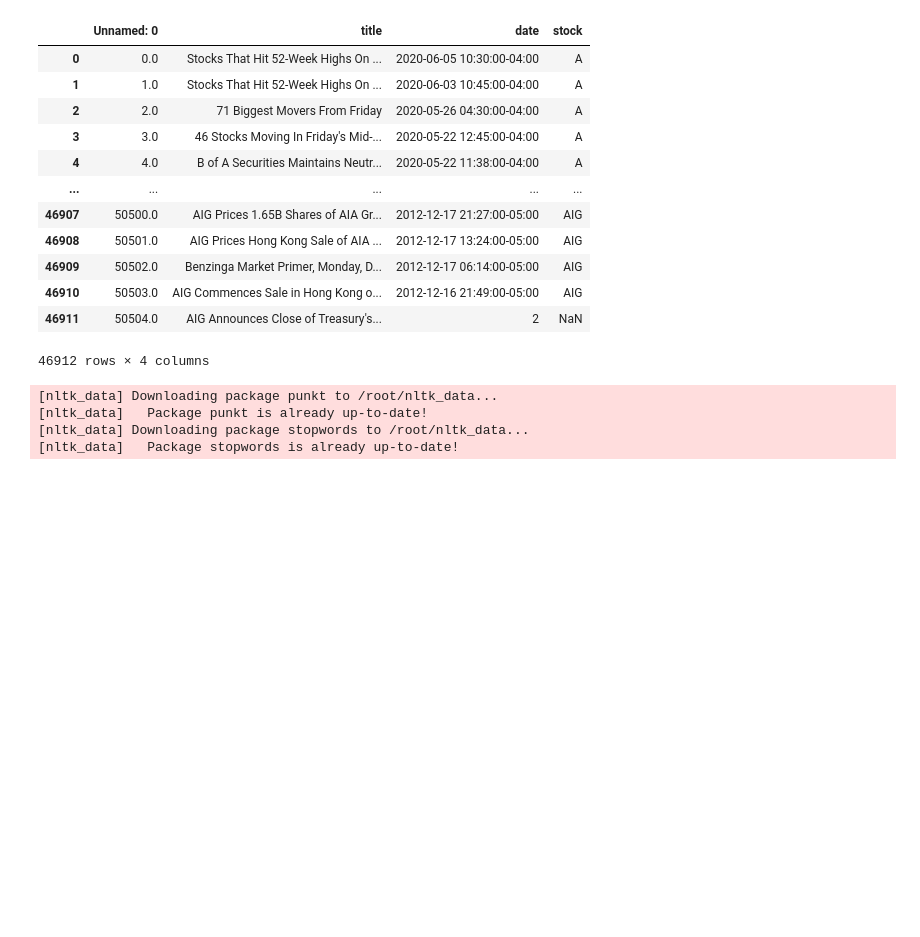
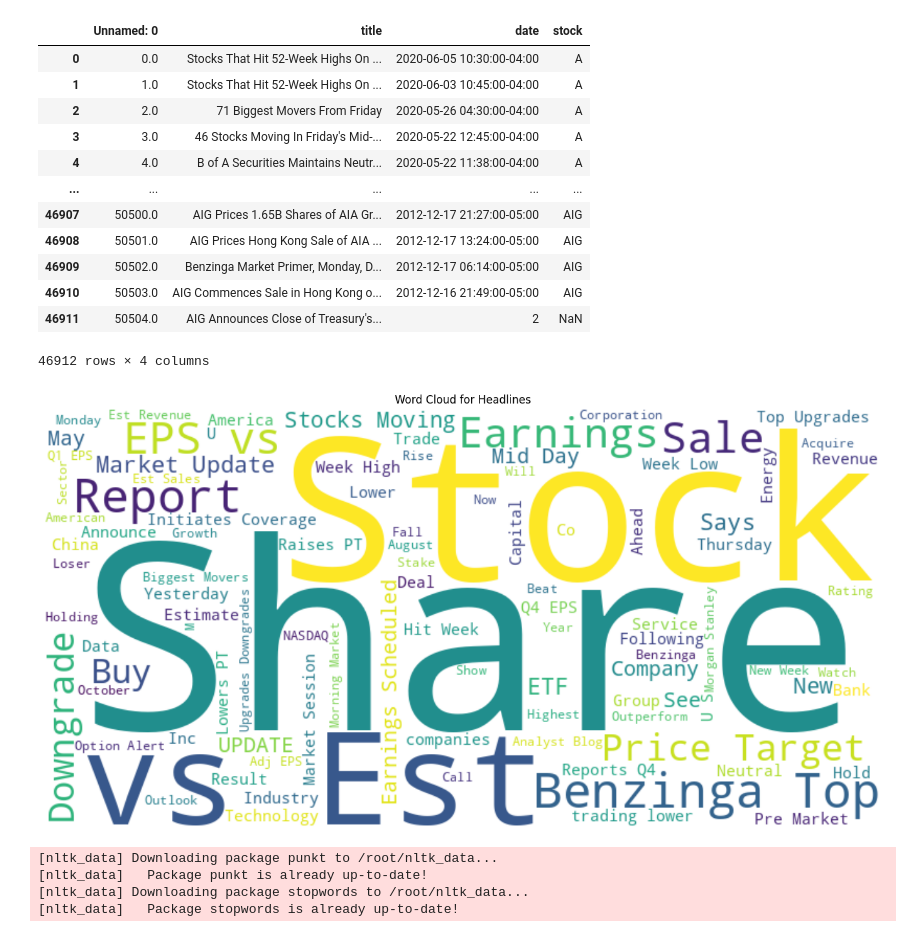
Before and after one commit to viswambaran/NUCapstone, a Jupyter notebook: EPA.ipynb, the cells around one changed output. Cells and saved outputs as stored; diff of their text form; code cells hidden in the pictures; blank space fills up the shorter version.

Commit message:
added wordcloud

```diff
--- a/EPA.ipynb
+++ b/EPA.ipynb
@@ -128,7 +129,7 @@ from nltk.corpus import stopwords
 
 # Sample dataset loading
 #headlines_df = pd.read_csv("drive/MyDrive/EPA/dataset/analyst_ratings_processed.csv")
-headlines_df = pd.read_csv("/analyst_ratings_processed.csv")
+headlines_df = pd.read_csv("/content/zero_shot_subset.csv")
 
 # Initialize lemmatizer and define English stopwords
 lemmatizer = WordNetLemmatizer()
@@ -145,6 +146,22 @@ def process_headline(headline):
 
 # Applying the processing function to each headline
 headlines_df['processed_headline'] = headlines_df['title'].apply(process_headline)
+# %%
+# Creating wordcloud
+from wordcloud import WordCloud
+
+# Generate a word cloud using a subset of the headlines
+subset_headlines = headlines_df['title']
+wordcloud = WordCloud(width=800, height=400, background_color='white', max_words=100).generate(' '.join(subset_headlines))
+
+plt.figure(figsize=(14, 7))
+plt.imshow(wordcloud, interpolation='bilinear')
+plt.axis('off')
+plt.title('Word Cloud for Headlines')
+plt.tight_layout()
+plt.show()
+# %% [output]
+[figure, added]
 # %%
 import pandas as pd
 import nltk
```
Also changed, not shown: parts of 2 cells of this notebook.
